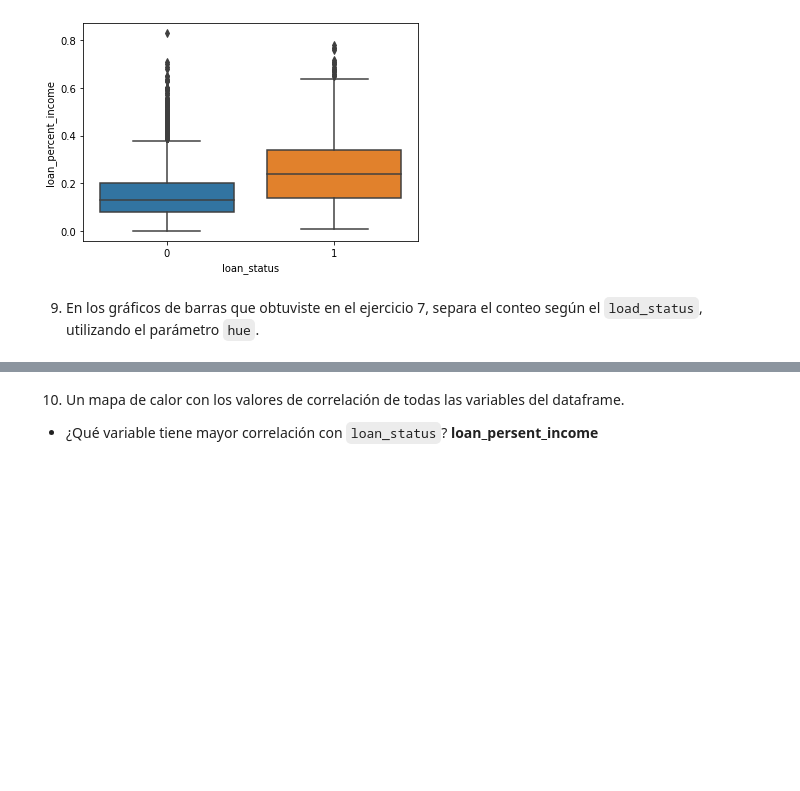
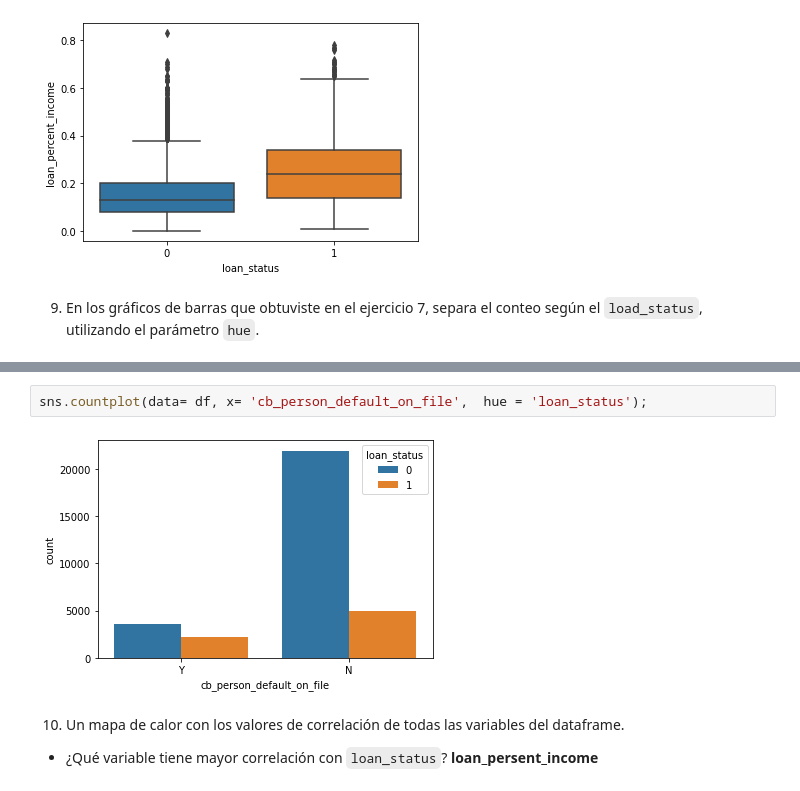
Before and after one commit to CastilloGabriela/Hands-On-Data-Preprocessing-in-Python, a Jupyter notebook: Actividad4EDA.ipynb, the cells around one changed output, grey strips where cells are left out. Saved outputs shown, nothing was run; the diff lists cells and outputs as text; blank space fills up the shorter version.

```diff
--- a/Actividad4EDA.ipynb
+++ b/Actividad4EDA.ipynb
@@ -378,3 +390,7 @@ plt.show()
+# %%
+sns.countplot(data= df, x= 'cb_person_default_on_file',  hue = 'loan_status');
+# %% [output]
+[figure, added]
 # %% [markdown]
 10. Un mapa de calor con los valores de correlación de todas las variables del dataframe.
 *   ¿Qué variable tiene mayor correlación con `loan_status`? **loan_persent_income**
```
Also changed, not shown: parts of 4 cells of this notebook.
